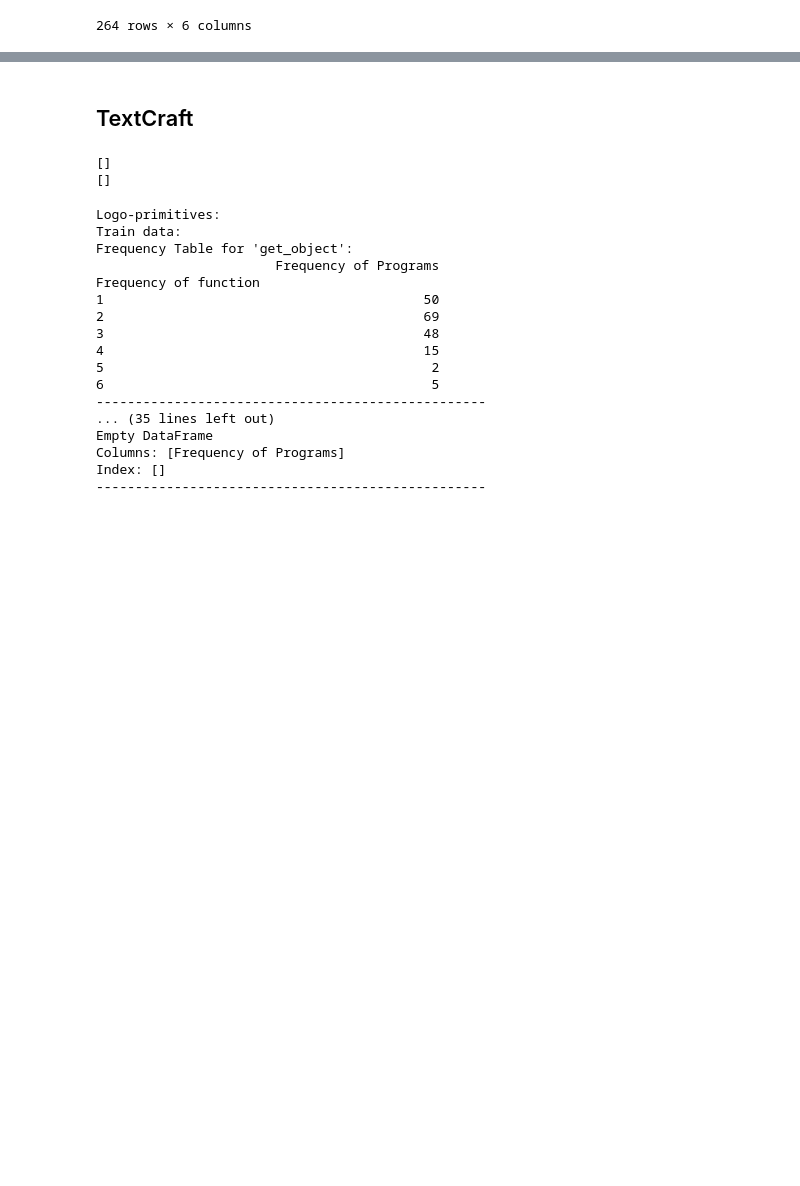
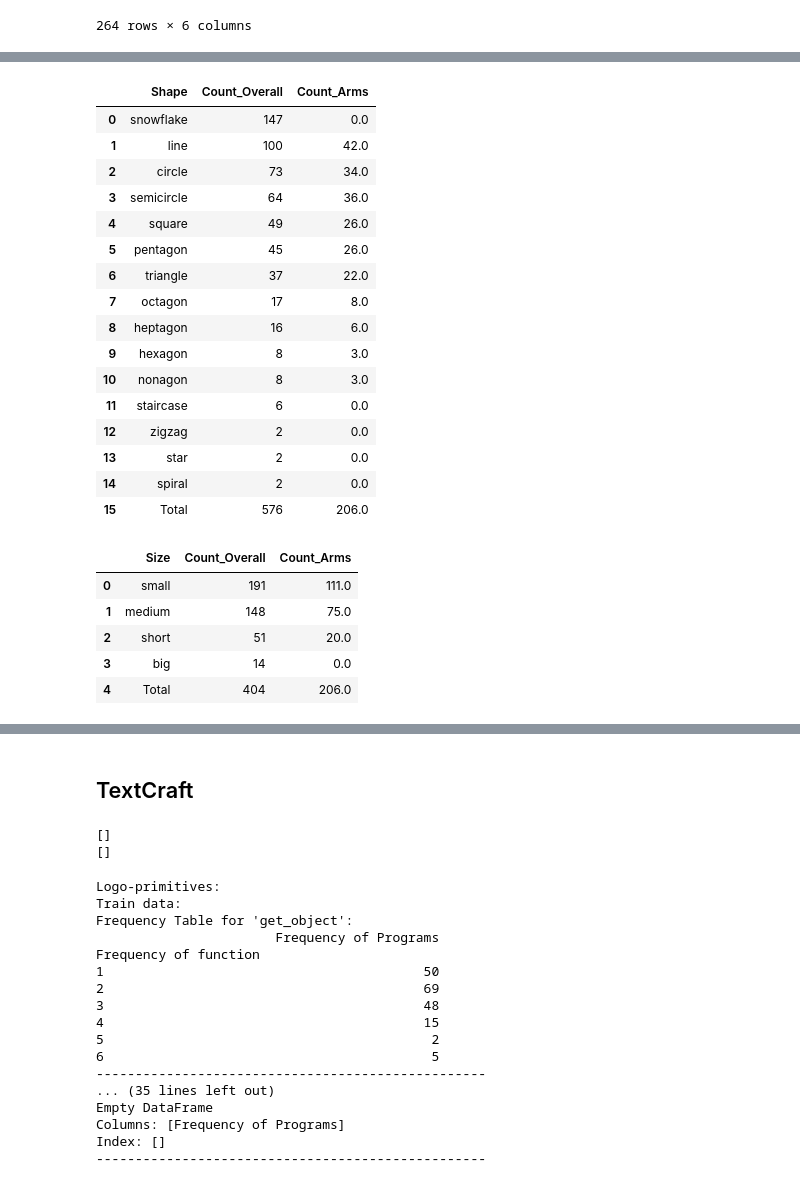
Before and after one commit to ruthchy/llm-generalization-program-synthesis, a Jupyter notebook: programs_DSL.ipynb, the cells around one changed output, grey strips where cells are left out. Saved outputs shown, nothing was run; the diff lists cells and outputs as text; code cells hidden in the pictures; blank space fills up the shorter version.

Commit message:
2nd update of the shape, size analysis

```diff
--- a/programs_DSL.ipynb
+++ b/programs_DSL.ipynb
@@ -572,0 +479,77 @@ print(result_df.iloc[263]['shape1'])
+# %%
+def count_attribute_occurrences(data, attribute, columns):
+    """
+    Count the occurrences of a specific attribute (shape, size, or side) in the specified columns.
+
+    Args:
+        data (pd.DataFrame): The DataFrame containing the data.
+        attribute (str): The attribute to count ('shape', 'size', or 'side').
+        columns (list): The list of columns to search for the attribute.
+
+    Returns:
+        pd.DataFrame: A DataFrame containing the count of occurrences for each attribute value.
+    """
+    attribute_counts = {}
+
+    for col in columns:
+        for attribute_info in data[col]:
+            if isinstance(attribute_info, dict):
+                attr_value = attribute_info.get(attribute)
+                if attr_value:
+                    if attr_value in attribute_counts:
+                        attribute_counts[attr_value] += 1
+                    else:
+                        attribute_counts[attr_value] = 1
+
+    # Convert the counts to a DataFrame for better visualization
+    attribute_counts_df = pd.DataFrame(list(attribute_counts.items()), columns=[attribute.capitalize(), 'Count']).sort_values(by='Count', ascending=False)
+
+    # Add a row for the total sum of all counts
+    total_sum = attribute_counts_df['Count'].sum()
+    total_row = pd.DataFrame({attribute.capitalize(): ['Total'], 'Count': [total_sum]})
+    attribute_counts_df = pd.concat([attribute_counts_df, total_row], ignore_index=True)
+
+    return attribute_counts_df
+
+# Example usage
+columns_overall = result_df.columns[result_df.columns.get_loc('shape1'):]
+columns_arms = result_df.columns[result_df.columns.get_loc('arm1'):]
+
+shape_overall_counts_df = count_attribute_occurrences(result_df, 'shape', columns_overall)
+shape_arms_counts_df = count_attribute_occurrences(result_df, 'shape', columns_arms)
+shape_counts_df = shape_overall_counts_df.merge(shape_arms_counts_df, on='Shape', how='left', suffixes=('_Overall', '_Arms')).fillna(0)
+
+size_overall_counts_df = count_attribute_occurrences(result_df, 'size', columns_overall)
+size_arms_counts_df = count_attribute_occurrences(result_df, 'size', columns_arms)
+size_counts_df = size_overall_counts_df.merge(size_arms_counts_df, on='Size', how='left', suffixes=('_Overall', '_Arms')).fillna(0)
+
+side_counts_df = count_attribute_occurrences(result_df, 'side', columns_overall)
+
+
+display(shape_counts_df)
+display(size_counts_df)
+display(side_counts_df)
+# %% [output]
+|  | Shape | Count_Overall | Count_Arms |
+| 0 | snowflake | 147 | 0.0 |
+| 1 | line | 100 | 42.0 |
+| 2 | circle | 73 | 34.0 |
+| 3 | semicircle | 64 | 36.0 |
+| 4 | square | 49 | 26.0 |
+| 5 | pentagon | 45 | 26.0 |
+| 6 | triangle | 37 | 22.0 |
+| 7 | octagon | 17 | 8.0 |
+| 8 | heptagon | 16 | 6.0 |
+| 9 | hexagon | 8 | 3.0 |
+| 10 | nonagon | 8 | 3.0 |
+| 11 | staircase | 6 | 0.0 |
+| 12 | zigzag | 2 | 0.0 |
+| 13 | star | 2 | 0.0 |
+| 14 | spiral | 2 | 0.0 |
+| 15 | Total | 576 | 206.0 |
+|  | Size | Count_Overall | Count_Arms |
+| 0 | small | 191 | 111.0 |
+| 1 | medium | 148 | 75.0 |
+| 2 | short | 51 | 20.0 |
+| 3 | big | 14 | 0.0 |
+| 4 | Total | 404 | 206.0 |
```
Also changed, not shown: parts of 11 cells of this notebook.
